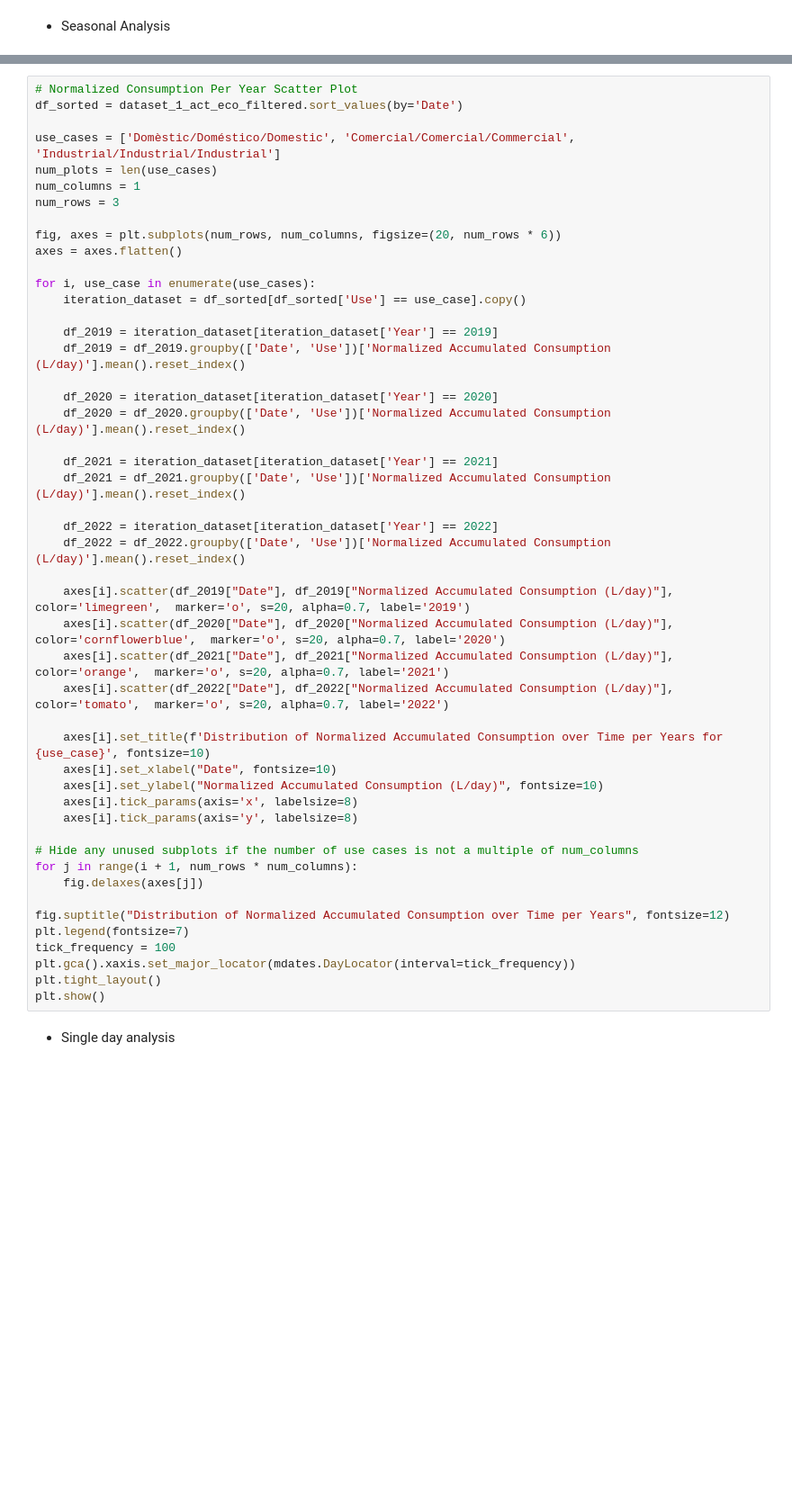
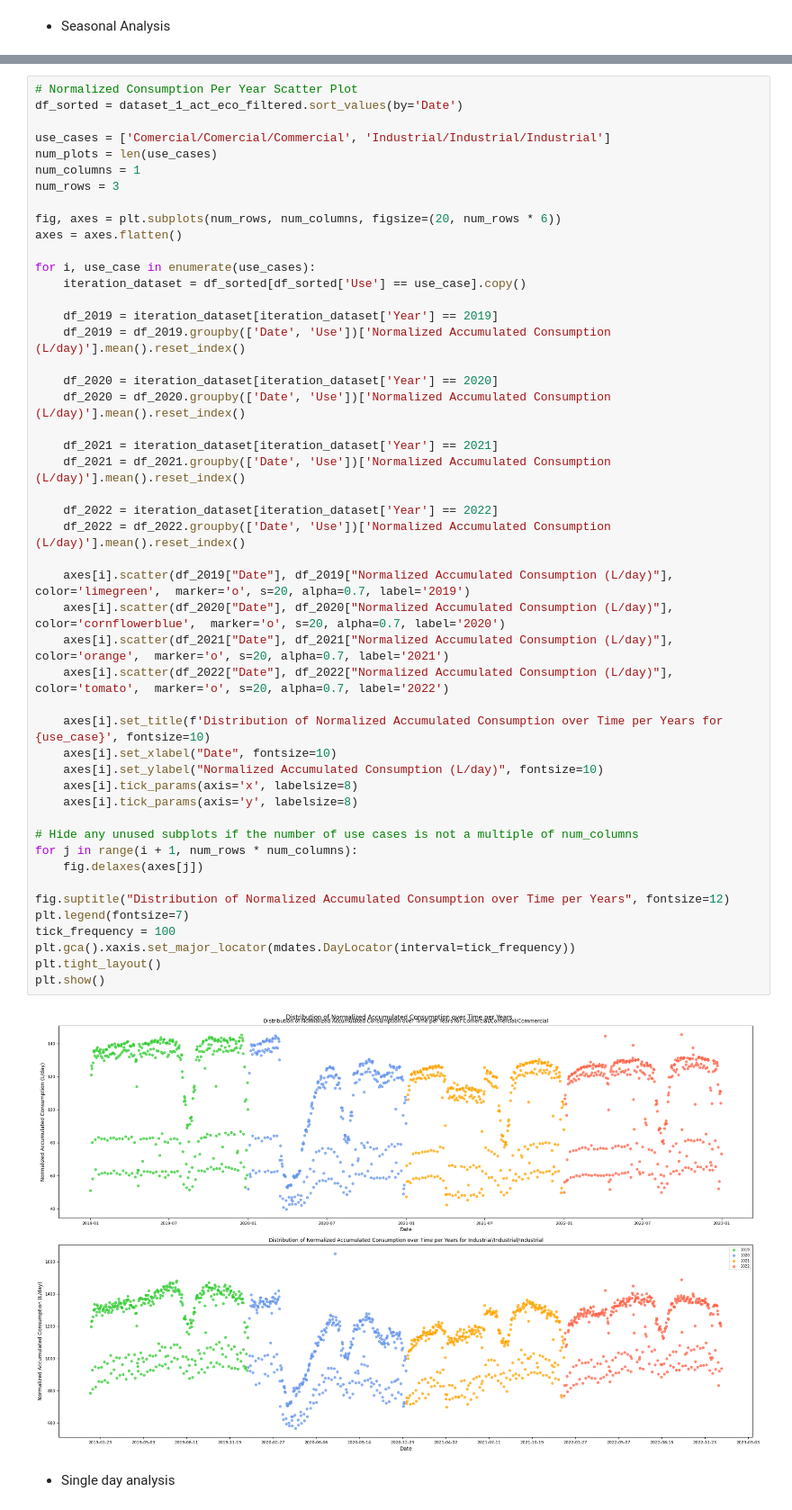
Before and after one commit to edithruizz/TFG, a Jupyter notebook: Python_Notebooks/dataset1_activitat_eco_v2.ipynb, the cells around one changed output, grey strips where cells are left out. Shown at 90% size. Saved outputs shown, nothing was run; the diff lists cells and outputs as text; blank space fills up the shorter version.

```diff
--- a/Python_Notebooks/dataset1_activitat_eco_v2.ipynb
+++ b/Python_Notebooks/dataset1_activitat_eco_v2.ipynb
@@ -1235,7 +1267,7 @@ plt.show()
 # Normalized Consumption Per Year Scatter Plot
 df_sorted = dataset_1_act_eco_filtered.sort_values(by='Date')
 
-use_cases = ['Domèstic/Doméstico/Domestic', 'Comercial/Comercial/Commercial', 'Industrial/Industrial/Industrial']
+use_cases = ['Comercial/Comercial/Commercial', 'Industrial/Industrial/Industrial']
 num_plots = len(use_cases)
 num_columns = 1
 num_rows = 3
@@ -1252,33 +1284,35 @@ for i, use_case in enumerate(use_cases):
     df_2020 = iteration_dataset[iteration_dataset['Year'] == 2020]
     df_2020 = df_2020.groupby(['Date', 'Use'])['Normalized Accumulated Consumption (L/day)'].mean().reset_index()
 
     df_2021 = iteration_dataset[iteration_dataset['Year'] == 2021]
     df_2021 = df_2021.groupby(['Date', 'Use'])['Normalized Accumulated Consumption (L/day)'].mean().reset_index()
 
     df_2022 = iteration_dataset[iteration_dataset['Year'] == 2022]
     df_2022 = df_2022.groupby(['Date', 'Use'])['Normalized Accumulated Consumption (L/day)'].mean().reset_index()
 
     axes[i].scatter(df_2019["Date"], df_2019["Normalized Accumulated Consumption (L/day)"], color='limegreen',  marker='o', s=20, alpha=0.7, label='2019')
     axes[i].scatter(df_2020["Date"], df_2020["Normalized Accumulated Consumption (L/day)"], color='cornflowerblue',  marker='o', s=20, alpha=0.7, label='2020')
     axes[i].scatter(df_2021["Date"], df_2021["Normalized Accumulated Consumption (L/day)"], color='orange',  marker='o', s=20, alpha=0.7, label='2021')
     axes[i].scatter(df_2022["Date"], df_2022["Normalized Accumulated Consumption (L/day)"], color='tomato',  marker='o', s=20, alpha=0.7, label='2022')
 
     axes[i].set_title(f'Distribution of Normalized Accumulated Consumption over Time per Years for {use_case}', fontsize=10)
     axes[i].set_xlabel("Date", fontsize=10)
     axes[i].set_ylabel("Normalized Accumulated Consumption (L/day)", fontsize=10)
     axes[i].tick_params(axis='x', labelsize=8)
     axes[i].tick_params(axis='y', labelsize=8)
 
 # Hide any unused subplots if the number of use cases is not a multiple of num_columns
 for j in range(i + 1, num_rows * num_columns):
     fig.delaxes(axes[j])
 
 fig.suptitle("Distribution of Normalized Accumulated Consumption over Time per Years", fontsize=12)
 plt.legend(fontsize=7)
 tick_frequency = 100
 plt.gca().xaxis.set_major_locator(mdates.DayLocator(interval=tick_frequency))
 plt.tight_layout()
 plt.show()
+# %% [output]
+[figure, added]
 # %% [markdown]
 - Single day analysis
 # %%
```
Also changed, not shown: parts of 15 cells of this notebook, 1 other file.
